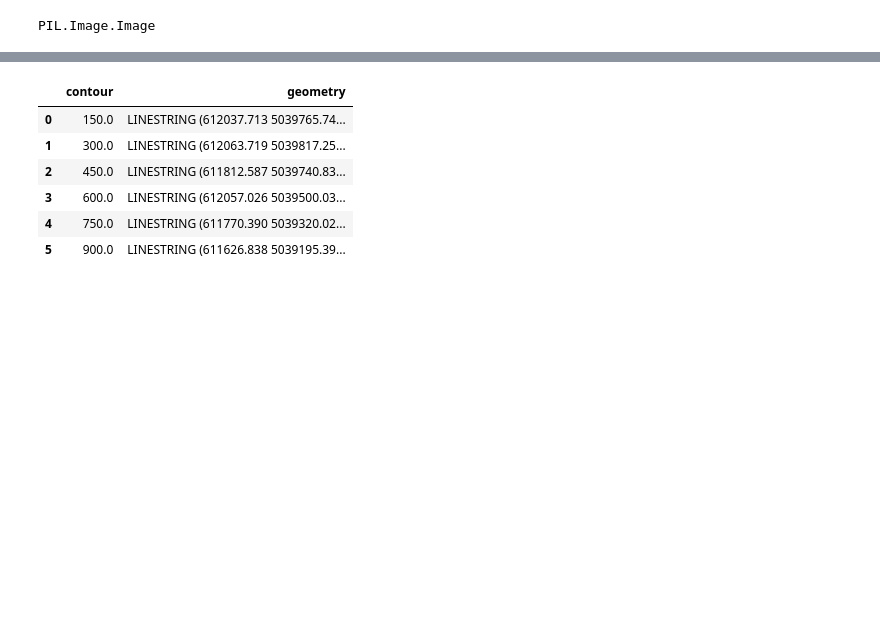
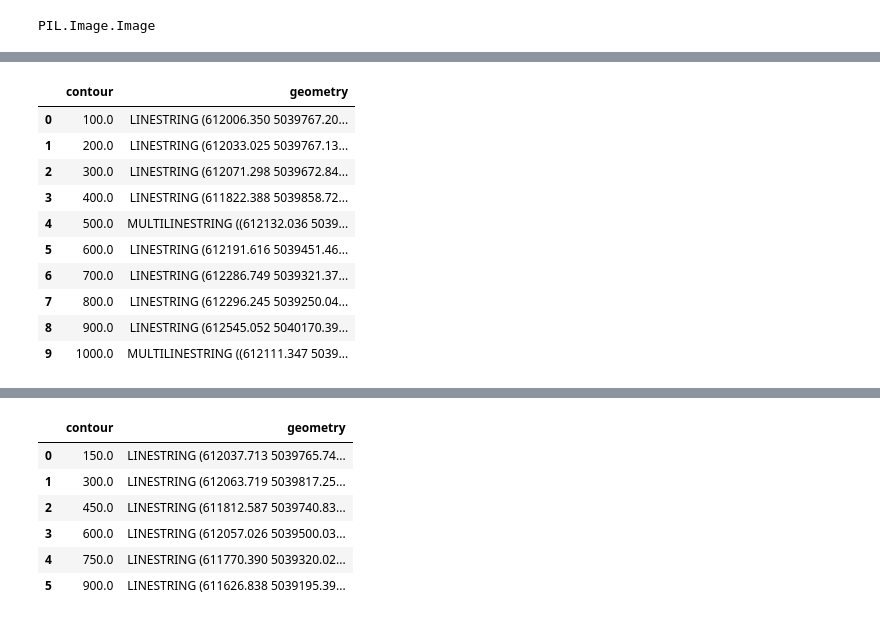
Before and after one commit to adolmajian/isochrone-app, a Jupyter notebook: notebooks/flow.ipynb, the cells around one changed output, grey strips where cells are left out. Cells and saved outputs as stored; diff of their text form; code cells hidden in the pictures; blank space fills up the shorter version.

```diff
--- a/notebooks/flow.ipynb
+++ b/notebooks/flow.ipynb
@@ -439,0 +475,14 @@ contours.geometry = contours.geometry.apply(lambda x: taubin_smooth(x))
+# %%
+contours
+# %% [output]
+|  | contour | geometry |
+| 0 | 100.0 | LINESTRING (612006.350 5039767.20... |
+| 1 | 200.0 | LINESTRING (612033.025 5039767.13... |
+| 2 | 300.0 | LINESTRING (612071.298 5039672.84... |
+| 3 | 400.0 | LINESTRING (611822.388 5039858.72... |
+| 4 | 500.0 | MULTILINESTRING ((612132.036 5039... |
+| 5 | 600.0 | LINESTRING (612191.616 5039451.46... |
+| 6 | 700.0 | LINESTRING (612286.749 5039321.37... |
+| 7 | 800.0 | LINESTRING (612296.245 5039250.04... |
+| 8 | 900.0 | LINESTRING (612545.052 5040170.39... |
+| 9 | 1000.0 | MULTILINESTRING ((612111.347 5039... |
```
Also changed, not shown: parts of 12 cells of this notebook, 5 other files.
